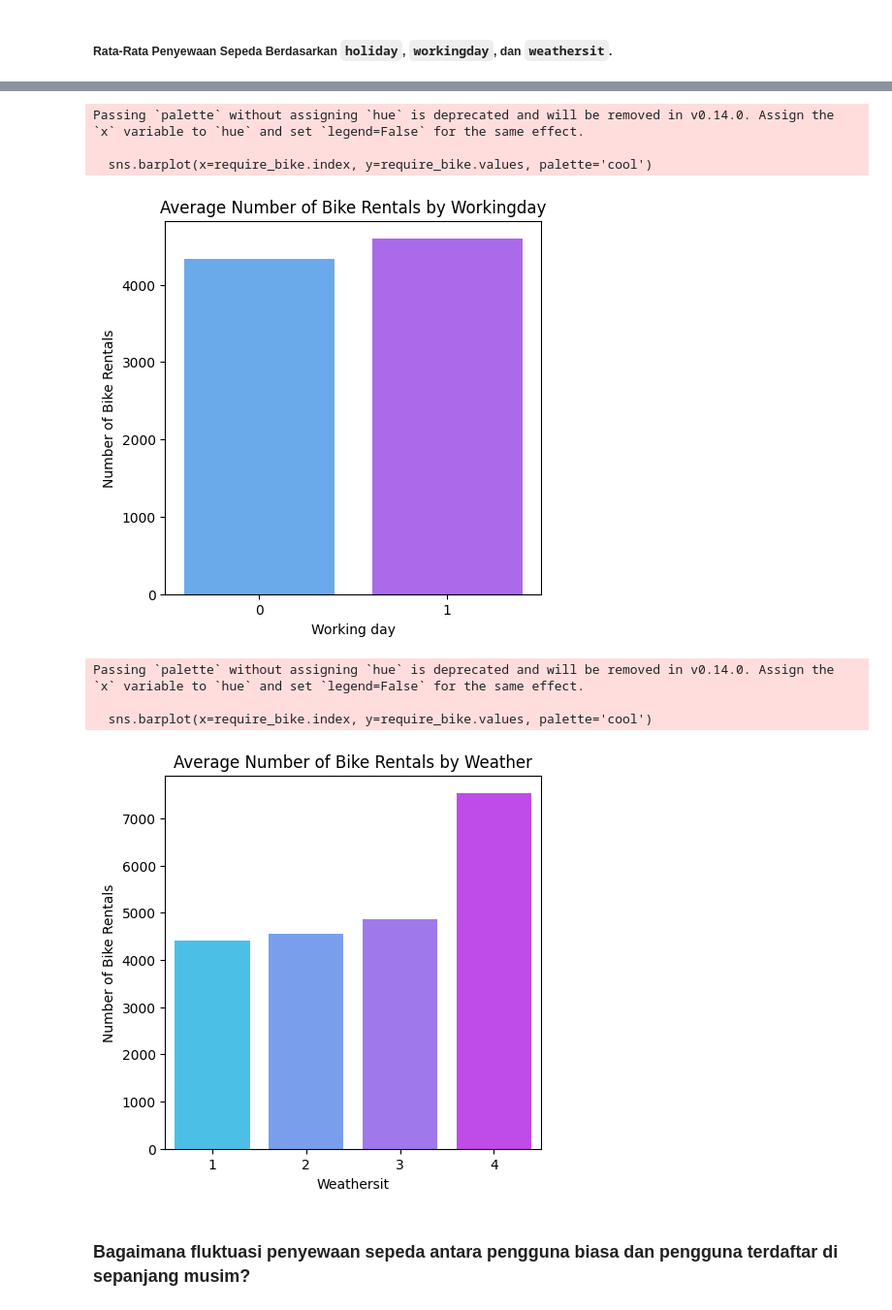
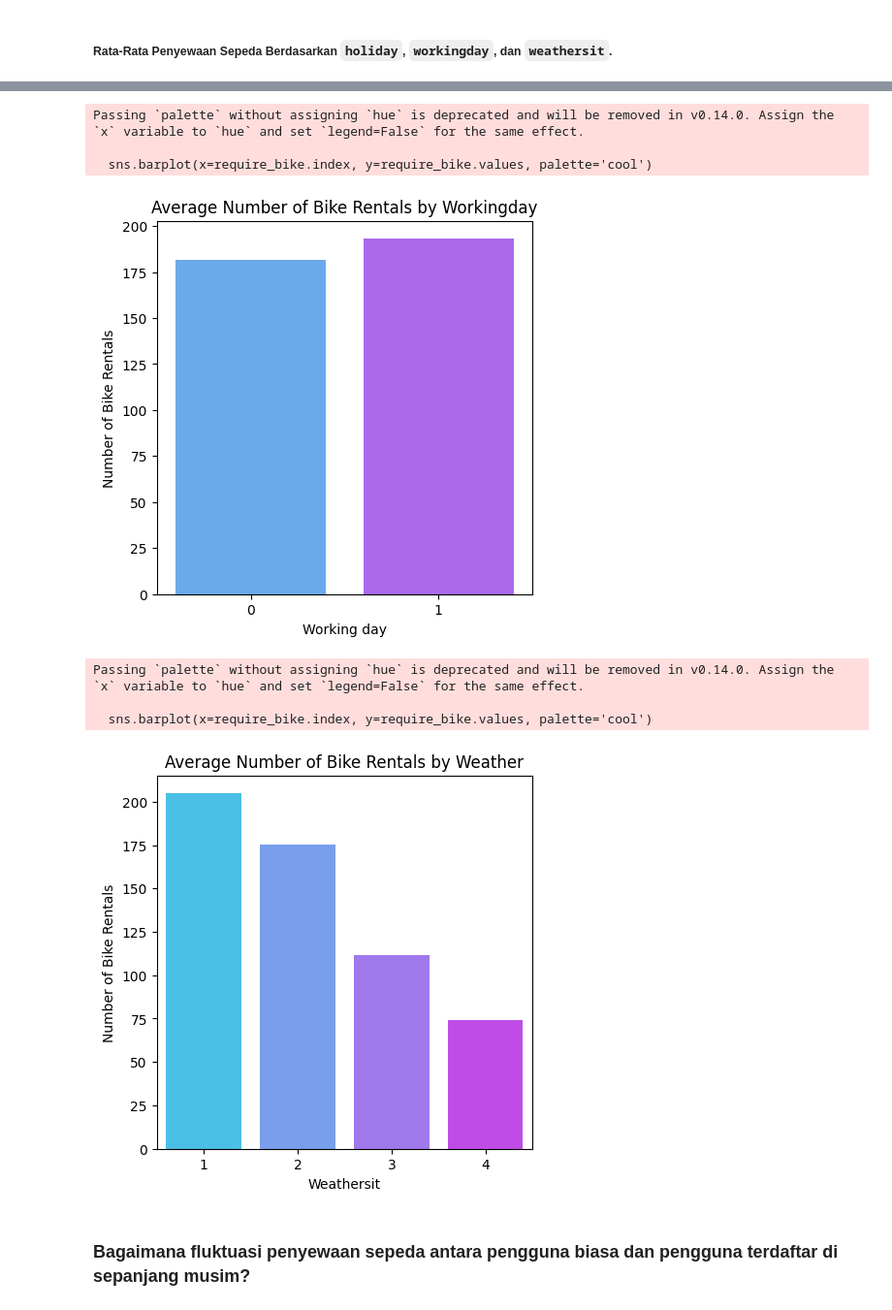
Before and after one commit to FireHR2004/Dashboard-Analysis-Bike-Sharing, a Jupyter notebook: notebook.ipynb, the cells around one changed output, grey strips where cells are left out. Shown at 97% size. Saved outputs shown, nothing was run; the diff lists cells and outputs as text; code cells hidden in the pictures.

```diff
--- a/notebook.ipynb
+++ b/notebook.ipynb
@@ -727,5 +726,5 @@ Passing `palette` without assigning `hue` is deprecated and will be removed in v
 # %%
-require_bike = all_df.groupby('workingday_x')['cnt_y'].mean()
+require_bike = hour_df.groupby('workingday')['cnt'].mean()
 
 plt.figure(figsize=(5,5))
 sns.barplot(x=require_bike.index, y=require_bike.values, palette='cool')
@@ -737,21 +736,21 @@ plt.show()
 Passing `palette` without assigning `hue` is deprecated and will be removed in v0.14.0. Assign the `x` variable to `hue` and set `legend=False` for the same effect.
 
   sns.barplot(x=require_bike.index, y=require_bike.values, palette='cool')
-[figure, old version]
+[figure, new version]
 # %%
-require_bike = all_df.groupby('weathersit_x')['cnt_y'].mean()
+require_bike = hour_df.groupby('weathersit')['cnt'].mean()
 
 plt.figure(figsize=(5,5))
 sns.barplot(x=require_bike.index, y=require_bike.values, palette='cool')
 plt.title("Average Number of Bike Rentals by Weather")
 plt.xlabel("Weathersit")
 plt.ylabel("Number of Bike Rentals")
 plt.show()
 # %% [output]
 Passing `palette` without assigning `hue` is deprecated and will be removed in v0.14.0. Assign the `x` variable to `hue` and set `legend=False` for the same effect.
 
   sns.barplot(x=require_bike.index, y=require_bike.values, palette='cool')
-[figure, old version]
+[figure, new version]
 # %% [markdown]
 ### Bagaimana fluktuasi penyewaan sepeda antara pengguna biasa dan pengguna terdaftar di sepanjang musim?
 # %%
```
Also changed, not shown: parts of 14 cells of this notebook, 5 other files.
